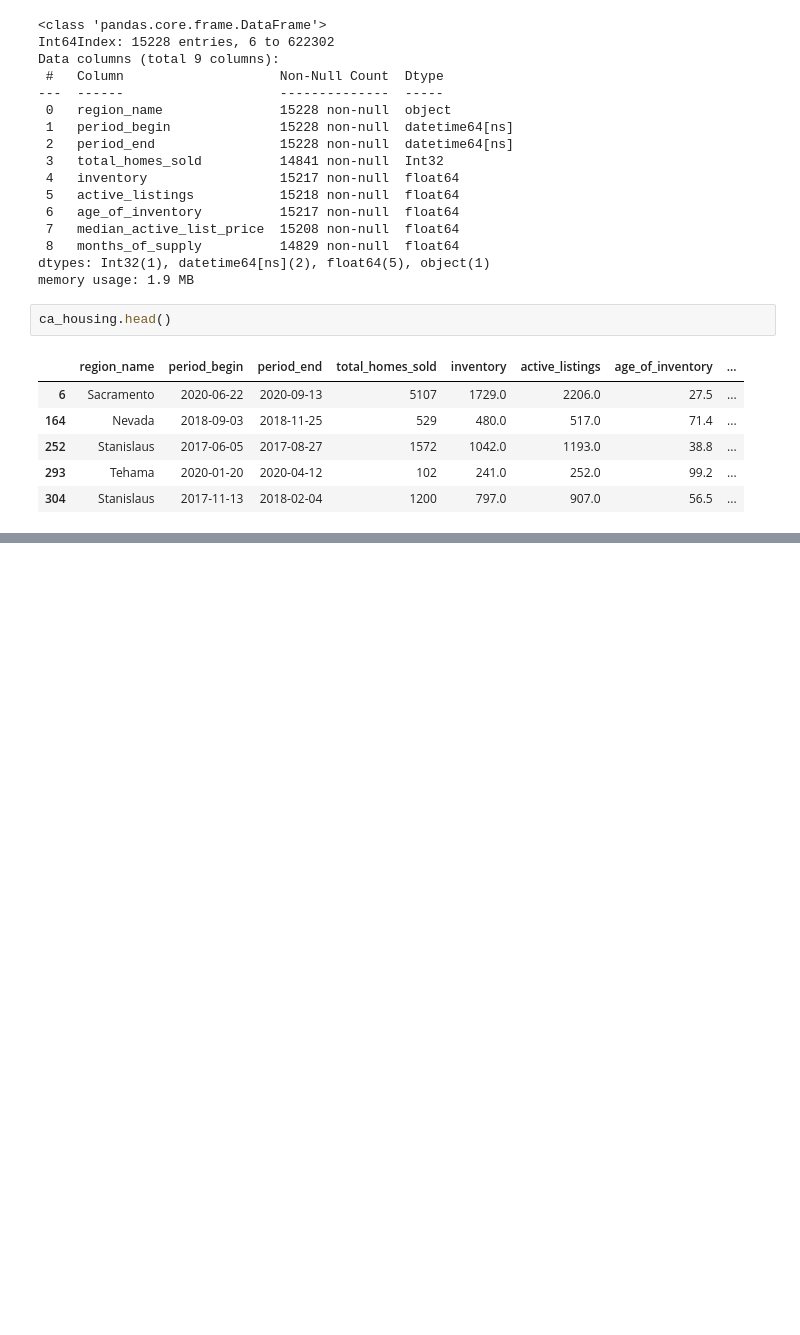
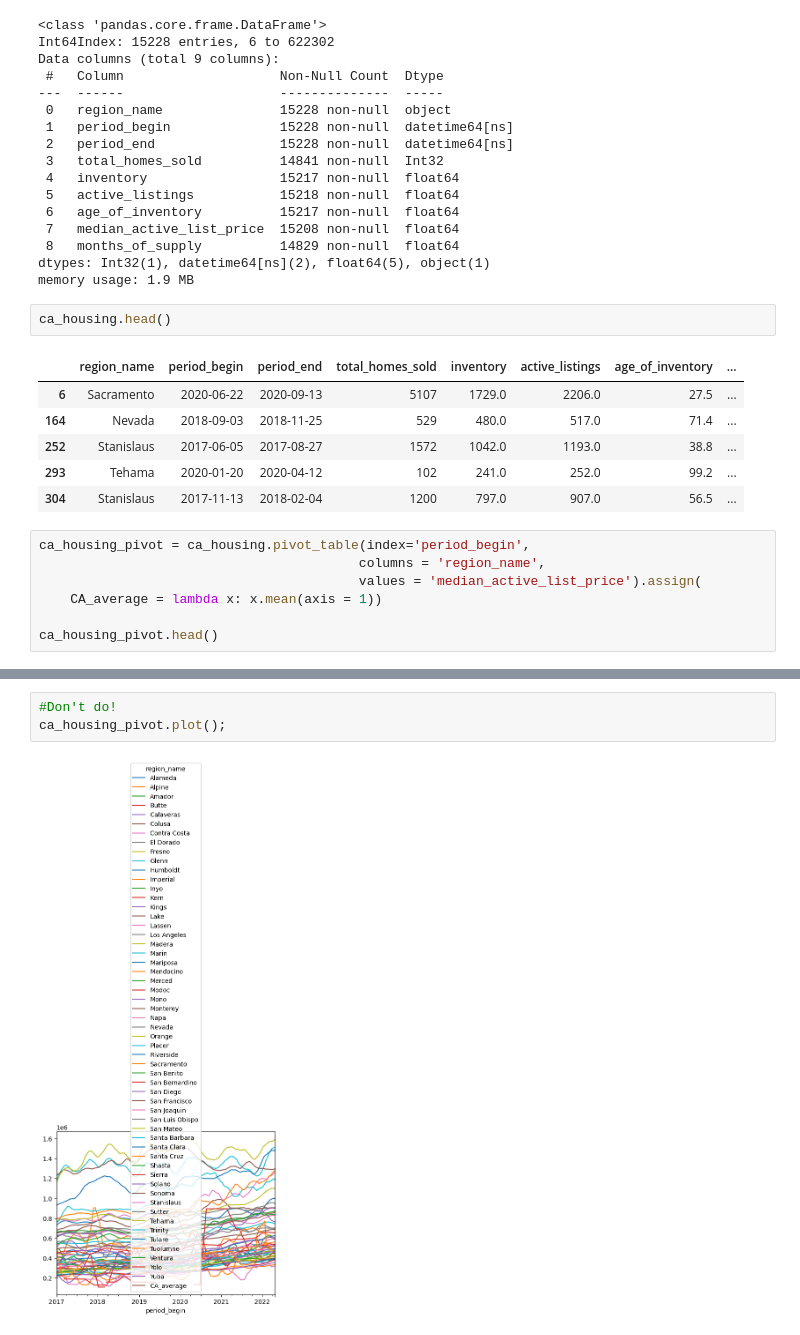
Before and after one commit to soslin/MatPlotLib_Seaborn_Practice, a Jupyter notebook: Matplotlib_formatting.ipynb, the cells around one changed output, grey strips where cells are left out. Cells and saved outputs as stored; diff of their text form; blank space fills up the shorter version.

```diff
--- a/Matplotlib_formatting.ipynb
+++ b/Matplotlib_formatting.ipynb
@@ -70,3 +70,10 @@ ca_housing.head()
 | 252 | Stanislaus | 2017-06-05 | 2017-08-27 | 1572 | 1042.0 | 1193.0 | 38.8 | ... |
 | 293 | Tehama | 2020-01-20 | 2020-04-12 | 102 | 241.0 | 252.0 | 99.2 | ... |
 | 304 | Stanislaus | 2017-11-13 | 2018-02-04 | 1200 | 797.0 | 907.0 | 56.5 | ... |
+# %%
+ca_housing_pivot = ca_housing.pivot_table(index='period_begin',
+                                         columns = 'region_name',
+                                         values = 'median_active_list_price').assign(
+    CA_average = lambda x: x.mean(axis = 1))
+
+ca_housing_pivot.head()
@@ -72,0 +89,5 @@ ca_housing.head()
+# %%
+#Don't do!
+ca_housing_pivot.plot();
+# %% [output]
+[figure, added]
```
Also changed, not shown: parts of 11 cells of this notebook.
